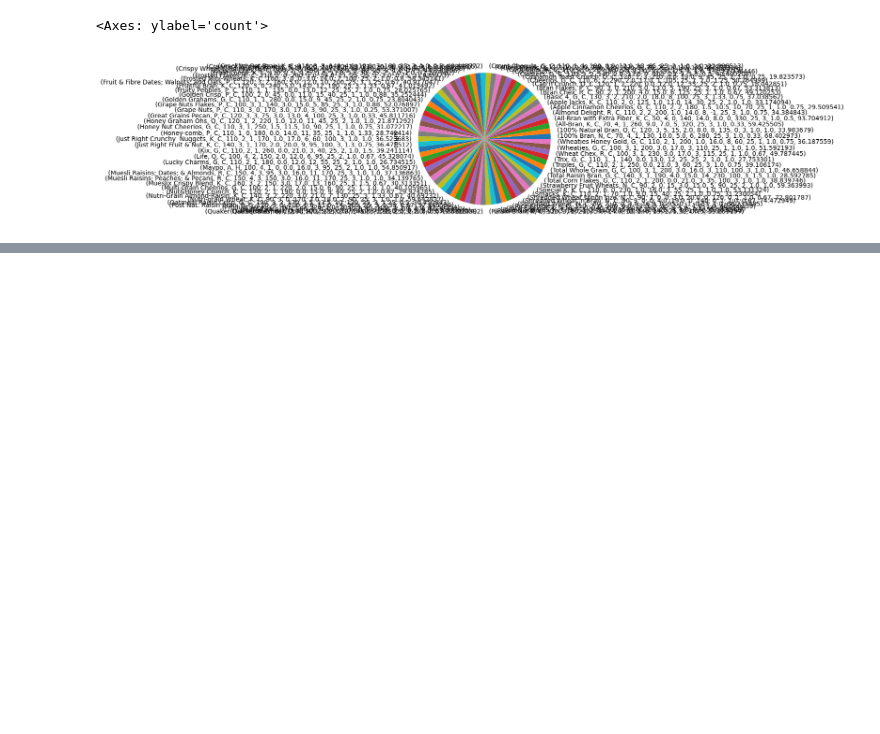
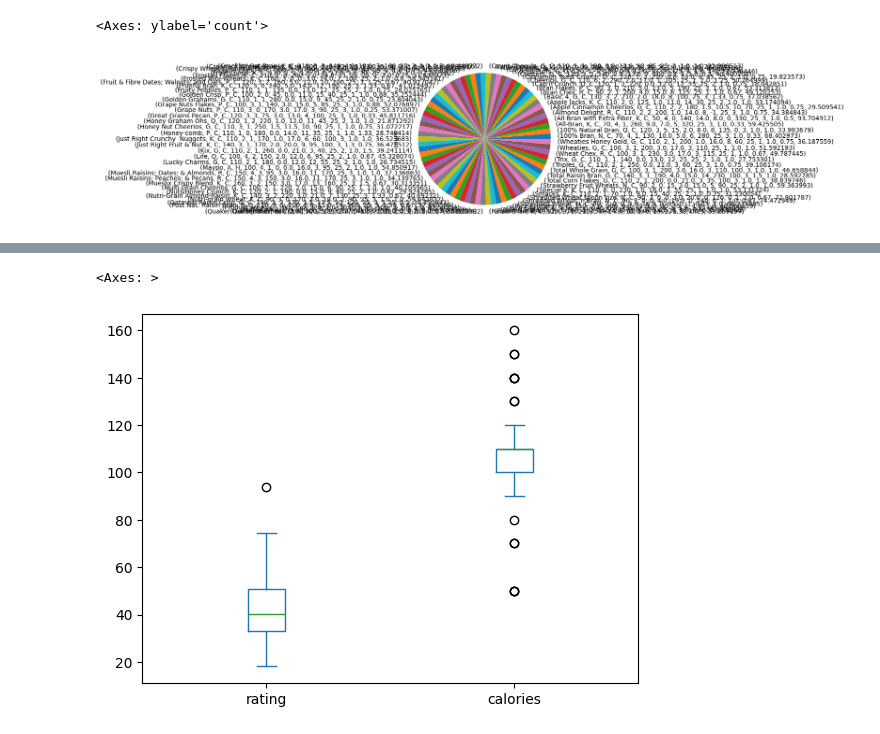
Before and after one commit to Sru-j/daily_lab_activities, a Jupyter notebook: box_plot_mine.ipynb, the cells around one changed output, grey strips where cells are left out. Drawn from its saved outputs; the diff is of its cells as text; code cells hidden in the pictures; blank space fills up the shorter version.

```diff
--- a/box_plot_mine.ipynb
+++ b/box_plot_mine.ipynb
@@ -110,0 +151,5 @@ df.value_counts().plot(kind='pie')
+# %%
+df[['rating' , 'calories']].plot(kind='box')
+# %% [output]
+<Axes: >
+[figure, added]
```
Also changed, not shown: parts of 4 cells of this notebook.
